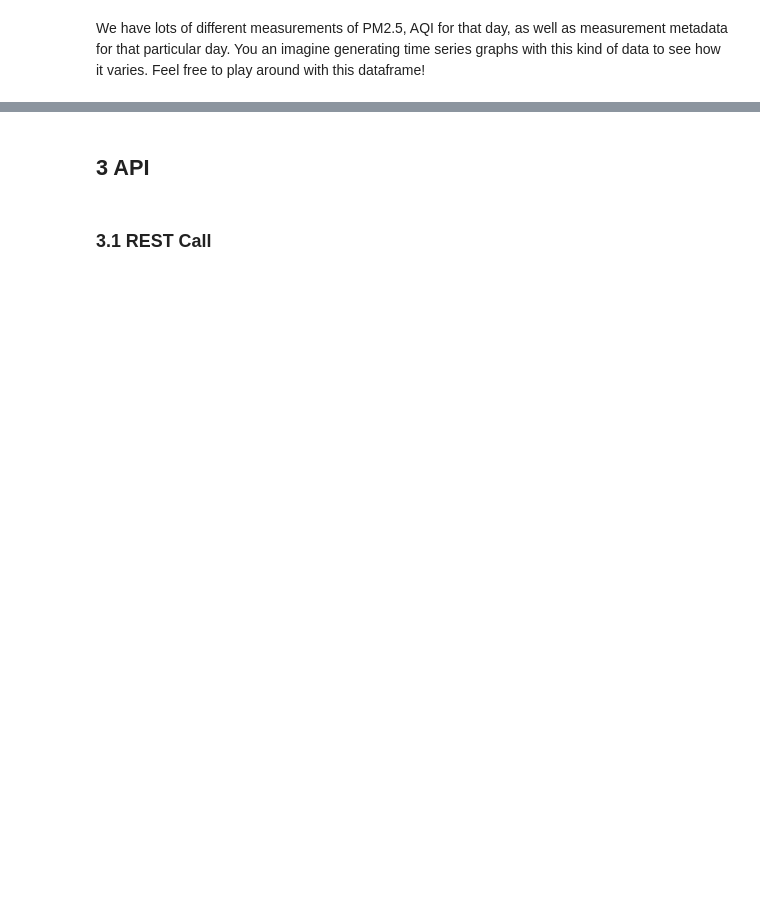
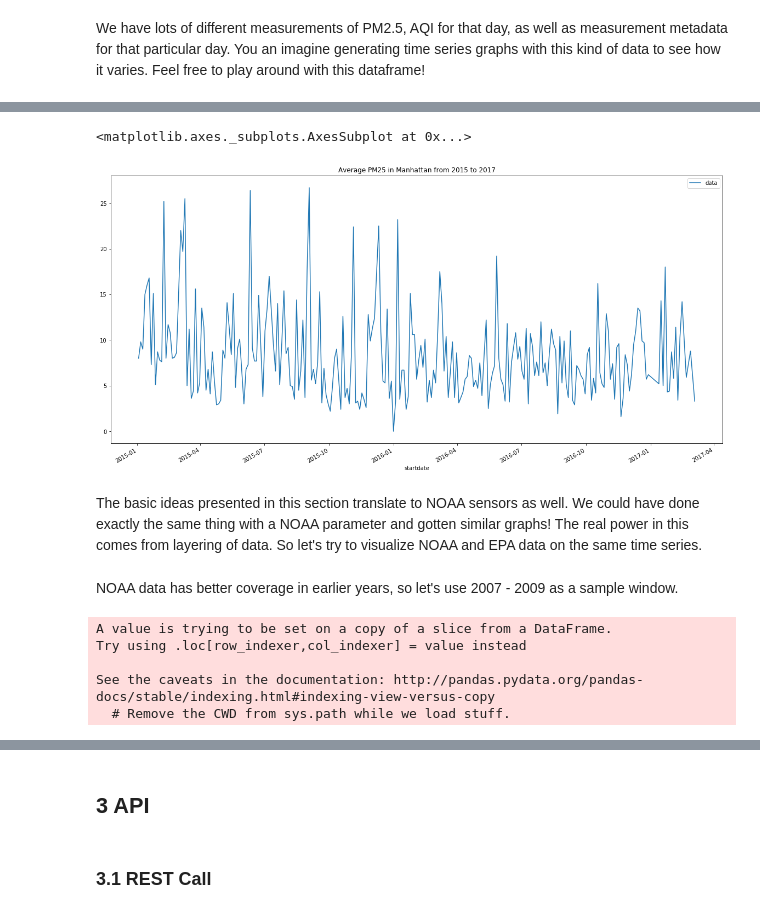
Before and after one commit to sbhave77/exposomeDWDemo, a Jupyter notebook: ExposomeDWDemo.ipynb, the cells around one changed output, grey strips where cells are left out. Saved outputs shown, nothing was run; the diff lists cells and outputs as text; code cells hidden in the pictures; blank space fills up the shorter version.

```diff
--- a/ExposomeDWDemo.ipynb
+++ b/ExposomeDWDemo.ipynb
@@ -259,3 +252,7 @@ pm25_facttable_rows.iloc[2]['data']
  u'Observation_Percent': {u'data': {u'value': 100.0}}}
 # %% [markdown]
 We have lots of different measurements of PM2.5, AQI for that day, as well as measurement metadata for that particular day. You an imagine generating time series graphs with this kind of data to see how it varies. Feel free to play around with this dataframe!
+# %%
+pm25_facttable_rows['data'] = pm25_facttable_rows['data'].map(lambda x: x['Arithmetic_Mean']['data']['value'])
+# %%
+pm25_ts = pm25_facttable_rows[['startdate', 'data']]
@@ -261,0 +268,27 @@ We have lots of different measurements of PM2.5, AQI for that day, as well as me
+# %%
+pm25_ts.plot(x='startdate', y='data', title='Average PM25 in Manhattan from 2015 to 2017')
+# %% [output]
+<matplotlib.axes._subplots.AxesSubplot at 0x...>
+[figure, added]
+# %% [markdown]
+The basic ideas presented in this section translate to NOAA sensors as well. We could have done exactly the same thing with a NOAA parameter and gotten similar graphs! The real power in this comes from layering of data. So let's try to visualize NOAA and EPA data on the same time series.
+# %% [markdown]
+NOAA data has better coverage in earlier years, so let's use 2007 - 2009 as a sample window.
+# %%
+data_id = '5117' # PM2.5 data_id
+shape_id = '2660461' # closest EPA sensor shape_id
+
+epa_facttable_query = """SELECT * FROM exposome_pici.facttable
+                         WHERE data_id='5117' AND shape_id='2660461'
+                         AND startdate >= '2007-01-01' and enddate <= '2009-12-31'"""
+pm25_facttable_rows = pd.read_sql(epa_facttable_query, con=engine)
+pm25_facttable_rows['data'] = pm25_facttable_rows['data'].map(lambda x: x['Arithmetic_Mean']['data']['value'])
+pm25_ts = pm25_facttable_rows[['startdate', 'data']]
+pm25_ts['startdate'] = pd.to_datetime(pm25_ts['startdate'])
+pm25_ts = pm25_ts.drop_duplicates(subset='startdate', keep='first')
+# %% [output]
+A value is trying to be set on a copy of a slice from a DataFrame.
+Try using .loc[row_indexer,col_indexer] = value instead
+
+See the caveats in the documentation: http://pandas.pydata.org/pandas-docs/stable/indexing.html#indexing-view-versus-copy
+  # Remove the CWD from sys.path while we load stuff.
```
Also changed, not shown: parts of 19 cells of this notebook.
